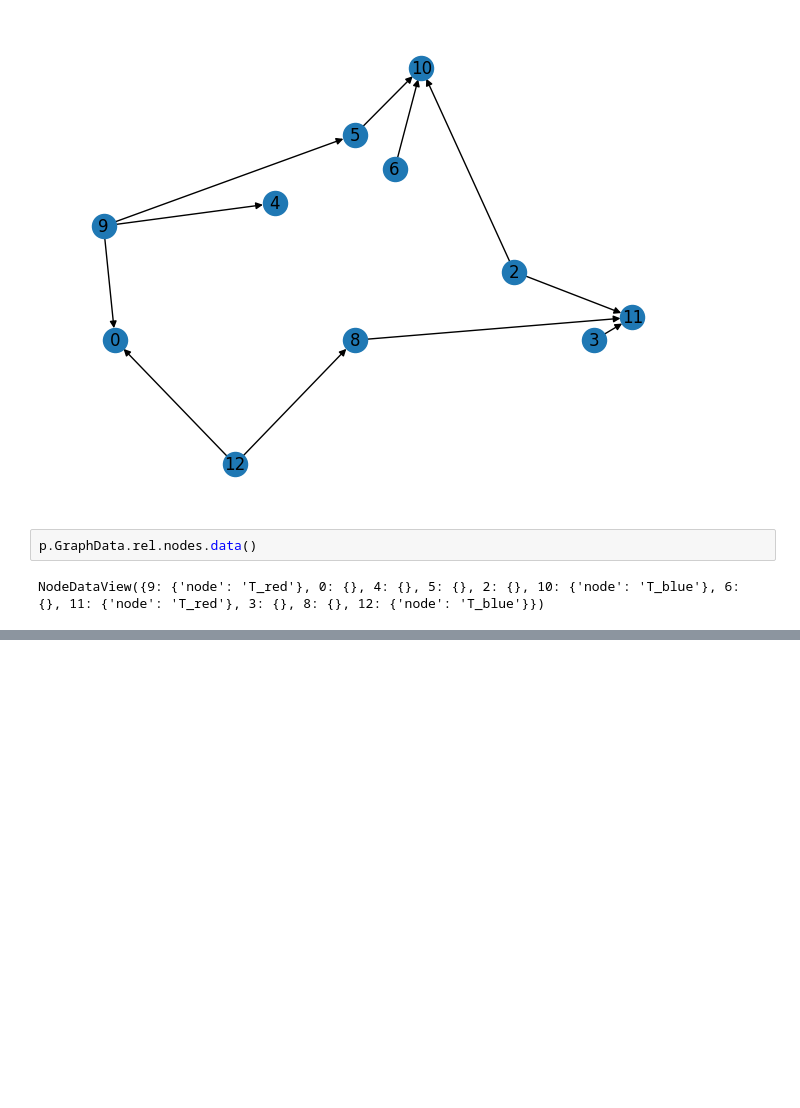
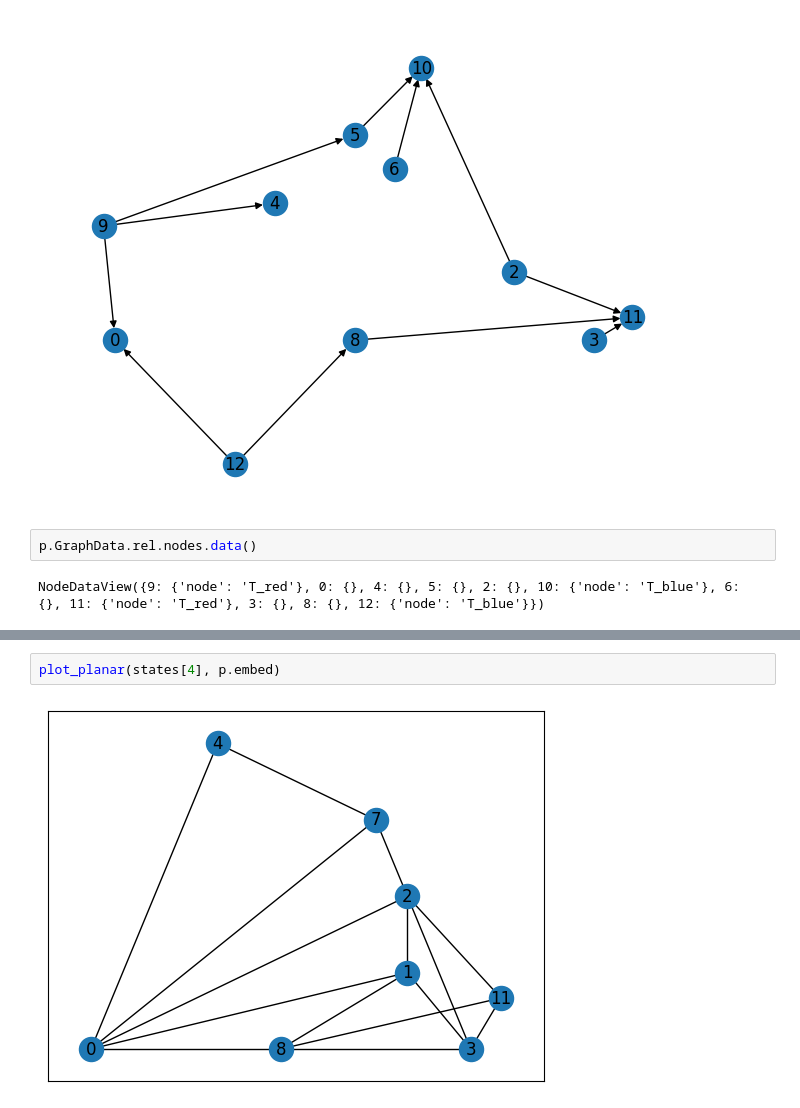
Before and after one commit to juliet29/bisht2022, a Jupyter notebook: test13_rcanon_color.ipynb, the cells around one changed output, grey strips where cells are left out. Saved outputs shown, nothing was run; the diff lists cells and outputs as text; blank space fills up the shorter version.

```diff
--- a/test13_rcanon_color.ipynb
+++ b/test13_rcanon_color.ipynb
@@ -44,0 +105,4 @@ NodeDataView({9: {'node': 'T_red'}, 0: {}, 4: {}, 5: {}, 2: {}, 10: {'node': 'T_
+# %%
+plot_planar(states[4], p.embed)
+# %% [output]
+[figure, added]
```
Also changed, not shown: parts of 10 cells of this notebook, 4 other files.
